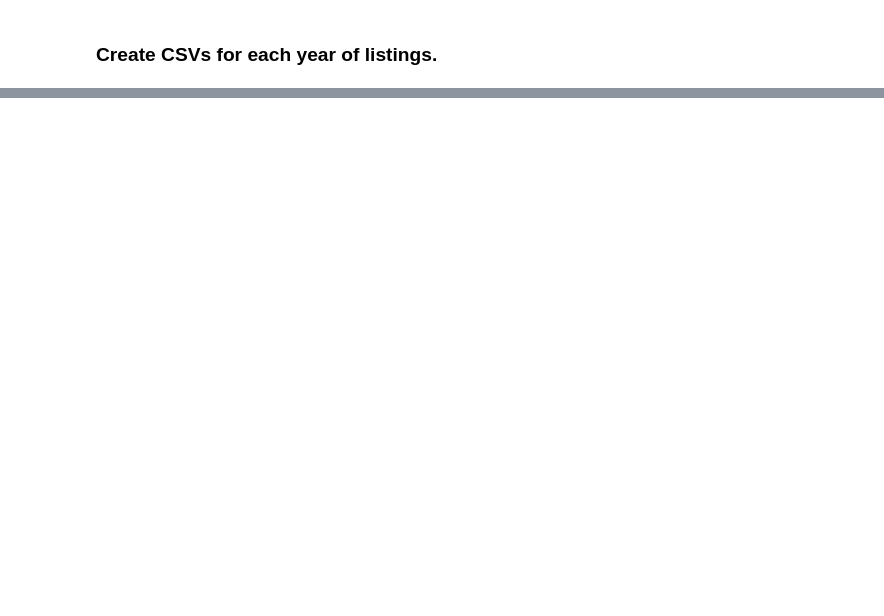
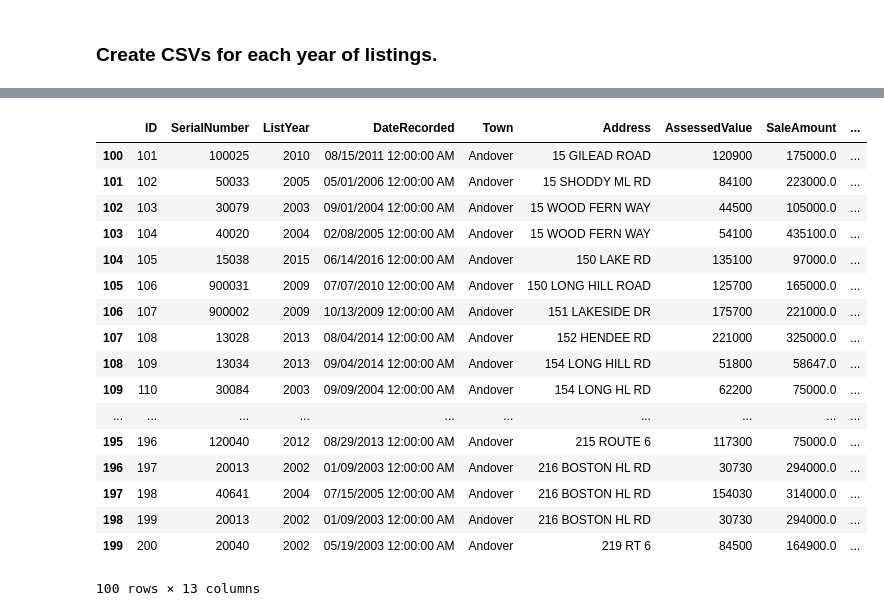
Before and after one commit to jamiekasulis/ct_real_estate_sales, a Jupyter notebook: Data Cleaning Final.ipynb, the cells around one changed output, grey strips where cells are left out. Saved outputs shown, nothing was run; the diff lists cells and outputs as text; code cells hidden in the pictures; blank space fills up the shorter version.

```diff
--- a/Data Cleaning Final.ipynb
+++ b/Data Cleaning Final.ipynb
@@ -143,0 +539,21 @@ create_clean_csv(raw_df, 2001)
+# %%
+clean_nonusecode(raw_df[100:200])
+# %% [output]
+|  | ID | SerialNumber | ListYear | DateRecorded | Town | Address | AssessedValue | SaleAmount | ... |
+| 100 | 101 | 100025 | 2010 | 08/15/2011 12:00:00 AM | Andover | 15 GILEAD ROAD | 120900 | 175000.0 | ... |
+| 101 | 102 | 50033 | 2005 | 05/01/2006 12:00:00 AM | Andover | 15 SHODDY ML RD | 84100 | 223000.0 | ... |
+| 102 | 103 | 30079 | 2003 | 09/01/2004 12:00:00 AM | Andover | 15 WOOD FERN WAY | 44500 | 105000.0 | ... |
+| 103 | 104 | 40020 | 2004 | 02/08/2005 12:00:00 AM | Andover | 15 WOOD FERN WAY | 54100 | 435100.0 | ... |
+| 104 | 105 | 15038 | 2015 | 06/14/2016 12:00:00 AM | Andover | 150 LAKE RD | 135100 | 97000.0 | ... |
+| 105 | 106 | 900031 | 2009 | 07/07/2010 12:00:00 AM | Andover | 150 LONG HILL ROAD | 125700 | 165000.0 | ... |
+| 106 | 107 | 900002 | 2009 | 10/13/2009 12:00:00 AM | Andover | 151 LAKESIDE DR | 175700 | 221000.0 | ... |
+| 107 | 108 | 13028 | 2013 | 08/04/2014 12:00:00 AM | Andover | 152 HENDEE RD | 221000 | 325000.0 | ... |
+| 108 | 109 | 13034 | 2013 | 09/04/2014 12:00:00 AM | Andover | 154 LONG HILL RD | 51800 | 58647.0 | ... |
+| 109 | 110 | 30084 | 2003 | 09/09/2004 12:00:00 AM | Andover | 154 LONG HL RD | 62200 | 75000.0 | ... |
+| ... | ... | ... | ... | ... | ... | ... | ... | ... | ... |
+| 195 | 196 | 120040 | 2012 | 08/29/2013 12:00:00 AM | Andover | 215 ROUTE 6 | 117300 | 75000.0 | ... |
+| 196 | 197 | 20013 | 2002 | 01/09/2003 12:00:00 AM | Andover | 216 BOSTON HL RD | 30730 | 294000.0 | ... |
+| 197 | 198 | 40641 | 2004 | 07/15/2005 12:00:00 AM | Andover | 216 BOSTON HL RD | 154030 | 314000.0 | ... |
+| 198 | 199 | 20013 | 2002 | 01/09/2003 12:00:00 AM | Andover | 216 BOSTON HL RD | 30730 | 294000.0 | ... |
+| 199 | 200 | 20040 | 2002 | 05/19/2003 12:00:00 AM | Andover | 219 RT 6 | 84500 | 164900.0 | ... |
+100 rows × 13 columns
```
Also changed, not shown: parts of 81 cells of this notebook, 19 other files.
